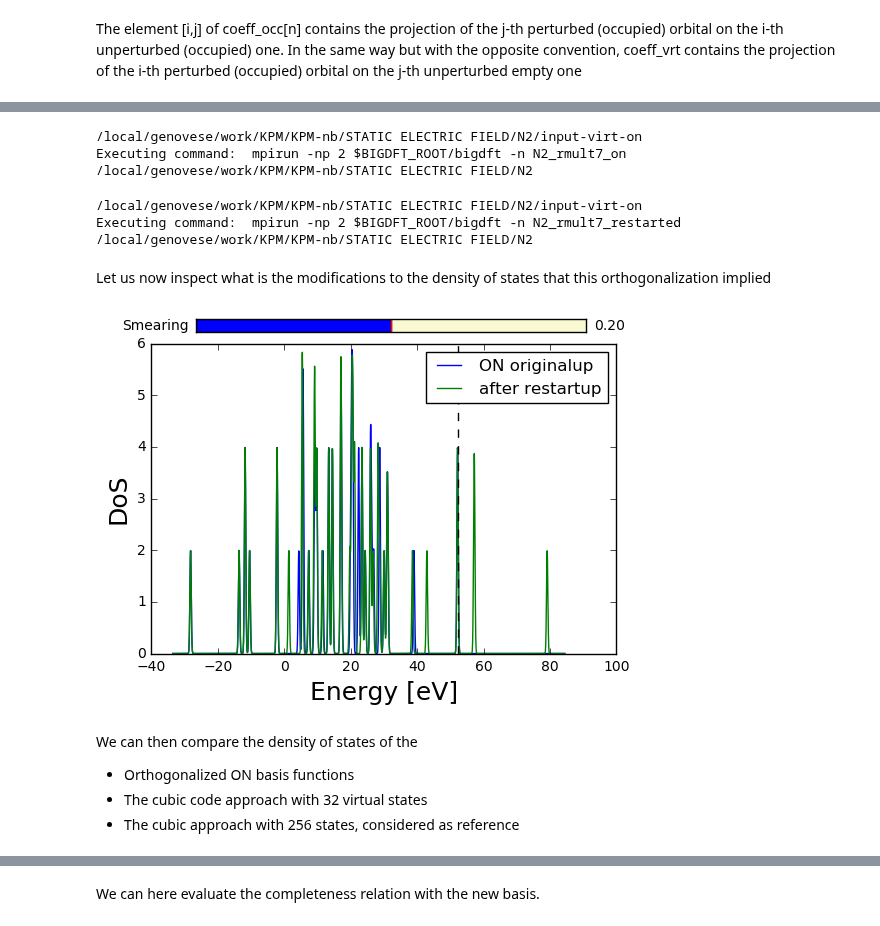
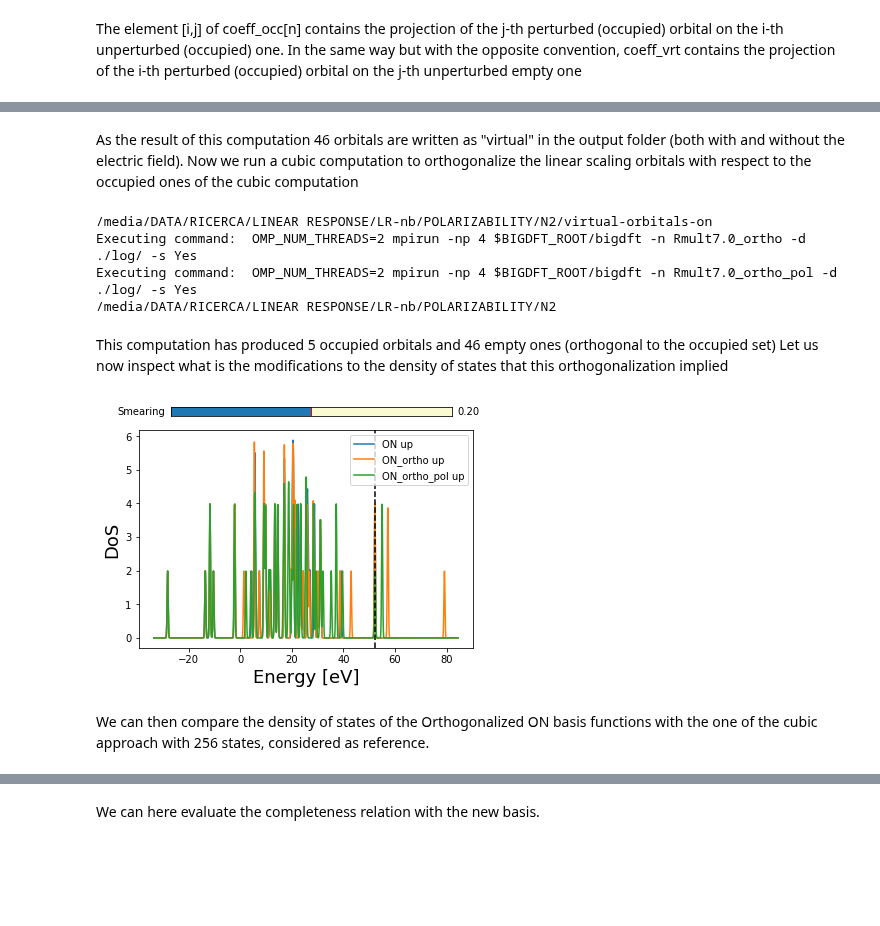
Before and after one commit to luigigenovese/KPM-nb, a Jupyter notebook: POLARIZABILITY/N2/Virtual_Orbitals_Completeness_Relation.ipynb, the cells around one changed output, grey strips where cells are left out. Cells and saved outputs as stored; diff of their text form; code cells hidden in the pictures; blank space fills up the shorter version.

```diff
--- a/POLARIZABILITY/N2/Virtual_Orbitals_Completeness_Relation.ipynb
+++ b/POLARIZABILITY/N2/Virtual_Orbitals_Completeness_Relation.ipynb
@@ -373,20 +256,14 @@ Yaml.dump(inputon,inputpath + inpname + '.yaml')
-# %%
-%cd $inputpath
-code.run(name=inpname)
-%cd ../
-# %% [output]
-/local/genovese/work/KPM/KPM-nb/STATIC ELECTRIC FIELD/N2/input-virt-on
-Executing command:  mpirun -np 2 $BIGDFT_ROOT/bigdft -n N2_rmult7_on
-/local/genovese/work/KPM/KPM-nb/STATIC ELECTRIC FIELD/N2
+# %% [markdown]
+As the result of this computation 46 orbitals are written as "virtual" in the output folder (both with and without the electric field). Now we run a cubic computation to orthogonalize the linear scaling orbitals with respect to the occupied ones of the cubic computation
 # %%
-inputcubic_restarted=Yaml.load(stream="""
+inpcubic=Yaml.load(stream="""
 dft:
   hgrids: 0.4
   rmult: [7.0, 9.0]
   gnrm_cv: 1.e-8
-  inputpsiid: 2 #read functions
+  inputpsiid: 2 #read o(n) orbitals
   itermax_virt: 1 #do not optimize them
-  norbv: -46 #take the on orbitals
+  norbv: -46 # use all the o(n) orbitals for empty states
 posinp:
    units                               : angstroem
    positions:
@@ -394,32 +271,44 @@ posinp:
    - N: [0.0, 0.0, 1.114989995956421]
 output:
   orbitals: binary
-radical: N2_rmult7_on
 """)
-inpname = 'N2_rmult7_restarted'
-Yaml.dump(inputcubic_restarted,inputpath + inpname + '.yaml')
+
+inpcubic_ortho=deepcopy(inpcubic)
+inpcubic_pol_ortho=deepcopy(inpcubic)
+
+inpcubic_ortho['radical'] = 'Rmult7.0_on'
+inpcubic_pol_ortho['radical'] = 'Rmult7.0_on_pol'
+
+inpname = 'Rmult7.0_ortho'
+inpname_pol = 'Rmult7.0_ortho_pol'
+
+Yaml.dump(inpcubic_ortho,outputpathon + inpname + '.yaml')
+Yaml.dump(inpcubic_pol_ortho,outputpathon + inpname_pol + '.yaml')
+
+%cd $outputpathon
+code.run(name=inpname,skip=True,outdir='./log/')
+code.run(name=inpname_pol,skip=True,outdir='./log/')
+%cd ../
+# %% [output]
+/media/DATA/RICERCA/LINEAR RESPONSE/LR-nb/POLARIZABILITY/N2/virtual-orbitals-on
+Executing command:  OMP_NUM_THREADS=2 mpirun -np 4 $BIGDFT_ROOT/bigdft -n Rmult7.0_ortho -d ./log/ -s Yes
+Executing command:  OMP_NUM_THREADS=2 mpirun -np 4 $BIGDFT_ROOT/bigdft -n Rmult7.0_ortho_pol -d ./log/ -s Yes
+/media/DATA/RICERCA/LINEAR RESPONSE/LR-nb/POLARIZABILITY/N2
-# %%
-%cd $inputpath
-code.run(name=inpname)
-%cd ../
-# %% [output]
-/local/genovese/work/KPM/KPM-nb/STATIC ELECTRIC FIELD/N2/input-virt-on
-Executing command:  mpirun -np 2 $BIGDFT_ROOT/bigdft -n N2_rmult7_restarted
-/local/genovese/work/KPM/KPM-nb/STATIC ELECTRIC FIELD/N2
 # %% [markdown]
+This computation has produced 5 occupied orbitals and 46 empty ones (orthogonal to the occupied set)
 Let us now inspect what is the modifications to the density of states that this orthogonalization implied
 # %%
-#%matplotlib auto
-on_orig=lf.Logfile('input-virt-on/log-N2_rmult7_on.yaml',label='ON original')
-on_ortho=lf.Logfile('input-virt-on/log-N2_rmult7_restarted.yaml')
-dos=on_orig.get_dos()
-dos.append_from_bandarray(on_ortho.evals,label='after restart')
+%matplotlib inline
+on=lf.Logfile('virtual-orbitals-on/log/log-Rmult7.0_on.yaml',label='ON ')
+on_ortho=lf.Logfile('virtual-orbitals-on/log/log-Rmult7.0_ortho.yaml')
+on_ortho_pol=lf.Logfile('virtual-orbitals-on/log/log-Rmult7.0_ortho_pol.yaml')
+
+dos=on.get_dos()
+dos.append_from_bandarray(on_ortho.evals,label='ON_ortho ')
+dos.append_from_bandarray(on_ortho_pol.evals,label='ON_ortho_pol ')
 dos.plot()
 # %% [output]
-[figure, old version]
+[figure, new version]
 # %% [markdown]
-We can then compare the density of states of the
- * Orthogonalized ON basis functions
- * The cubic code approach with 32 virtual states
- * The cubic approach with 256 states, considered as reference
+We can then compare the density of states of the Orthogonalized ON basis functions with the one of the cubic approach with 256 states, considered as reference.
 # %%
```
Also changed, not shown: parts of 120 cells of this notebook, 48 other files.
